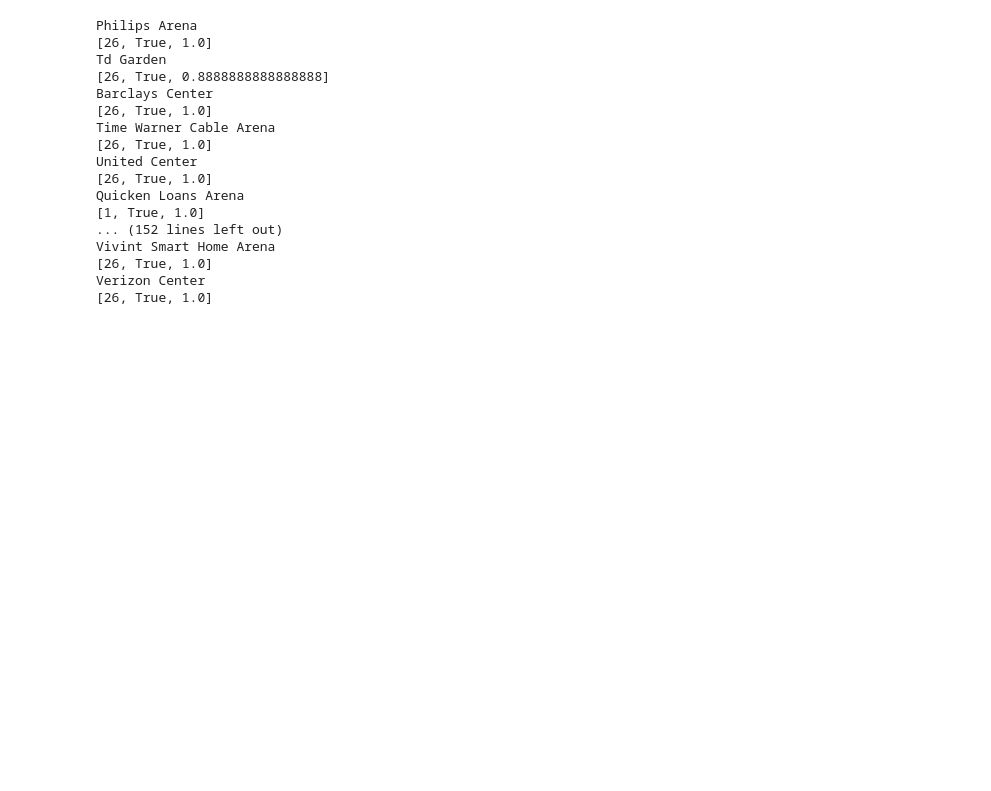
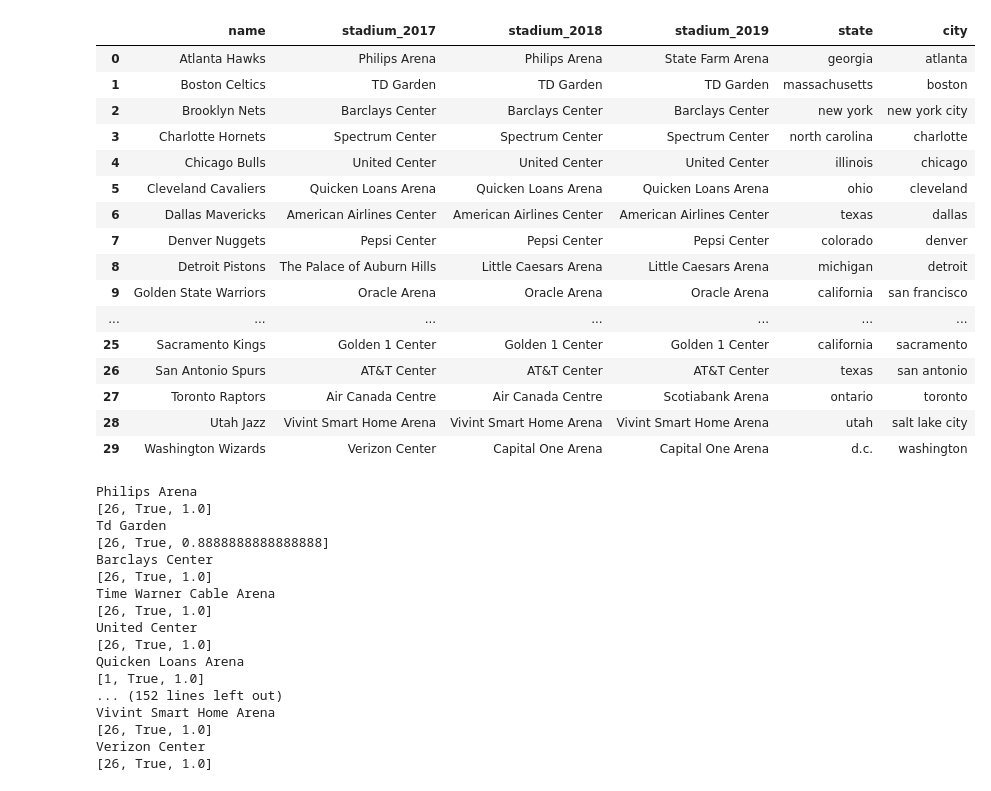
Before and after one commit to d-sedov/stadiums, a Jupyter notebook: data-construction/basketball/basketball-matching.ipynb, the cells around one changed output. Saved outputs shown, nothing was run; the diff lists cells and outputs as text; code cells hidden in the pictures; blank space fills up the shorter version.

```diff
--- a/data-construction/basketball/basketball-matching.ipynb
+++ b/data-construction/basketball/basketball-matching.ipynb
@@ -147,6 +160,26 @@ stadiums.drop(columns = [x for x in stadiums.columns
                                      ]
                         ],
               inplace = True)
+# %%
+stadiums
+# %% [output]
+|  | name | stadium_2017 | stadium_2018 | stadium_2019 | state | city |
+| 0 | Atlanta Hawks | Philips Arena | Philips Arena | State Farm Arena | georgia | atlanta |
+| 1 | Boston Celtics | TD Garden | TD Garden | TD Garden | massachusetts | boston |
+| 2 | Brooklyn Nets | Barclays Center | Barclays Center | Barclays Center | new york | new york city |
+| 3 | Charlotte Hornets | Spectrum Center | Spectrum Center | Spectrum Center | north carolina | charlotte |
+| 4 | Chicago Bulls | United Center | United Center | United Center | illinois | chicago |
+| 5 | Cleveland Cavaliers | Quicken Loans Arena | Quicken Loans Arena | Quicken Loans Arena | ohio | cleveland |
+| 6 | Dallas Mavericks | American Airlines Center | American Airlines Center | American Airlines Center | texas | dallas |
+| 7 | Denver Nuggets | Pepsi Center | Pepsi Center | Pepsi Center | colorado | denver |
+| 8 | Detroit Pistons | The Palace of Auburn Hills | Little Caesars Arena | Little Caesars Arena | michigan | detroit |
+| 9 | Golden State Warriors | Oracle Arena | Oracle Arena | Oracle Arena | california | san francisco |
+| ... | ... | ... | ... | ... | ... | ... |
+| 25 | Sacramento Kings | Golden 1 Center | Golden 1 Center | Golden 1 Center | california | sacramento |
+| 26 | San Antonio Spurs | AT&T Center | AT&T Center | AT&T Center | texas | san antonio |
+| 27 | Toronto Raptors | Air Canada Centre | Air Canada Centre | Scotiabank Arena | ontario | toronto |
+| 28 | Utah Jazz | Vivint Smart Home Arena | Vivint Smart Home Arena | Vivint Smart Home Arena | utah | salt lake city |
+| 29 | Washington Wizards | Verizon Center | Capital One Arena | Capital One Arena | d.c. | washington |
 # %%
 for i, row in stadiums.iterrows():
     try:
```
Also changed, not shown: parts of 4 cells of this notebook, 8 other files.
